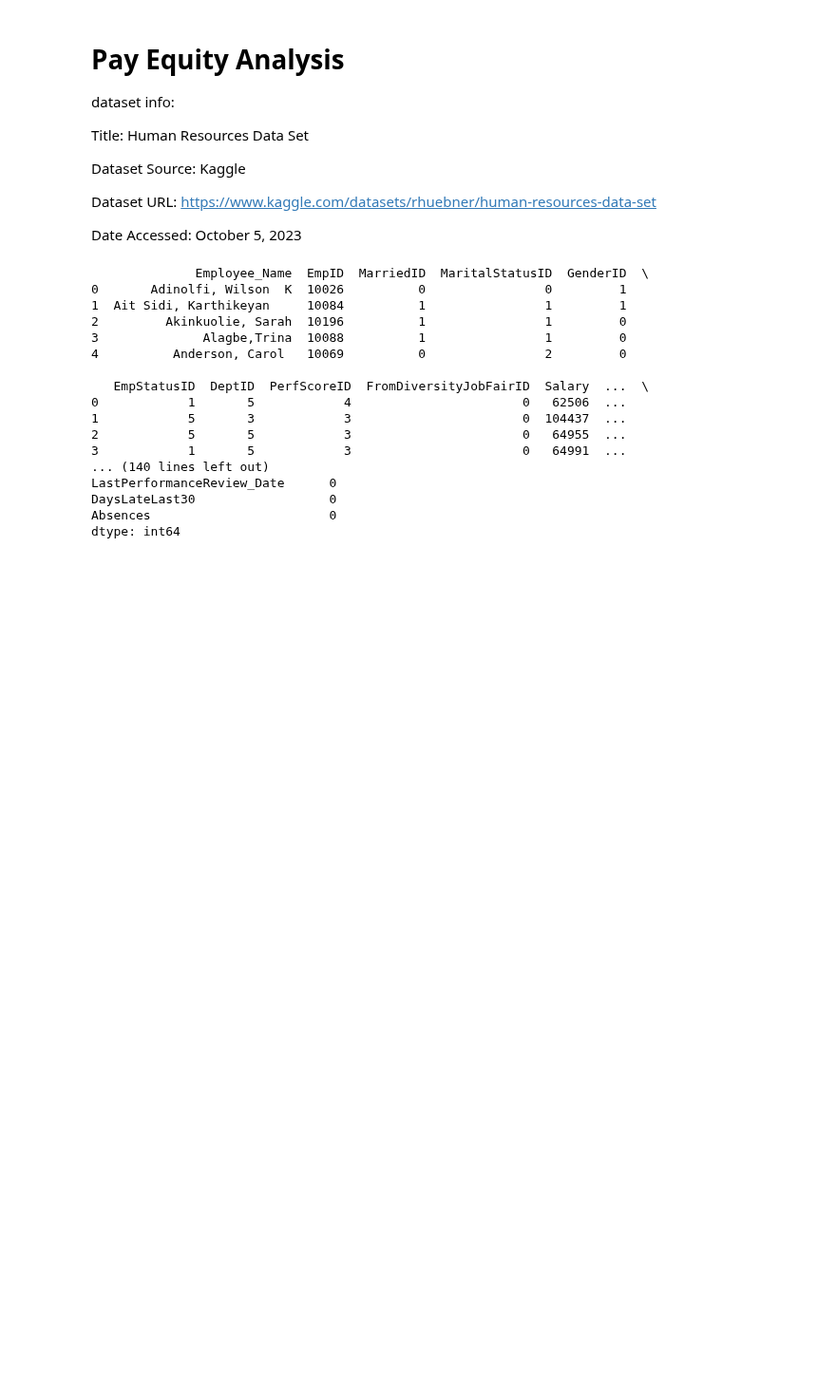
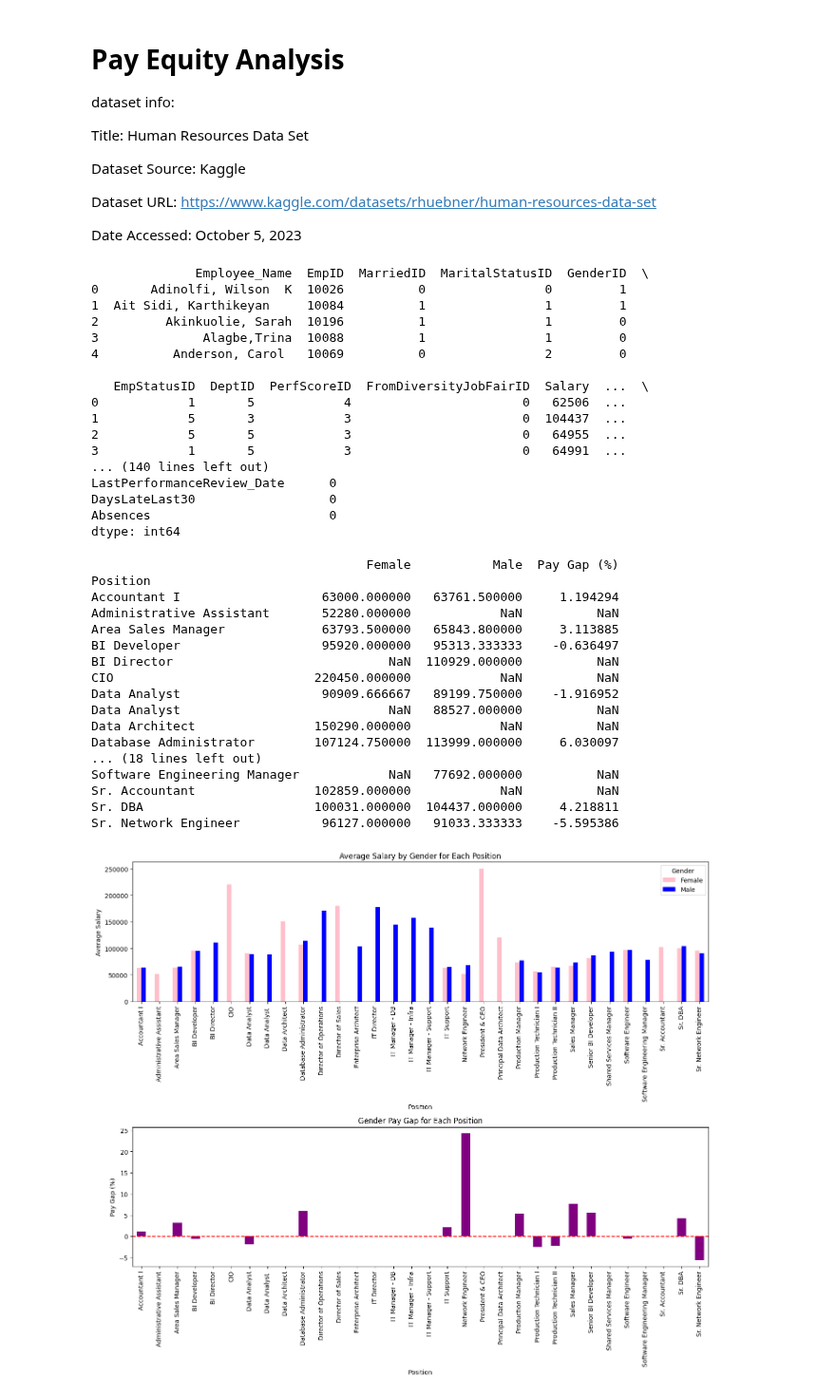
Before and after one commit to VladSaaS/peopleanlaytics, a Jupyter notebook: New England College of Business/payequity.ipynb, the cells around one changed output. Shown at 95% size. Saved outputs shown, nothing was run; the diff lists cells and outputs as text; code cells hidden in the pictures; blank space fills up the shorter version.

Commit message:
pay gap by position

```diff
--- a/New England College of Business/payequity.ipynb
+++ b/New England College of Business/payequity.ipynb
@@ -39,3 +40,53 @@ LastPerformanceReview_Date      0
 DaysLateLast30                  0
 Absences                        0
 dtype: int64
+# %%
+# Visualization of pay gap based on gender
+
+# Grouping by Position and GenderID and calculating the average salary
+avg_salary = df.groupby(['Position', 'GenderID'])['Salary'].mean().unstack()
+
+# Renaming the columns for clarity
+avg_salary.columns = ['Female', 'Male']
+
+# Calculating the pay gap
+avg_salary['Pay Gap (%)'] = ((avg_salary['Male'] - avg_salary['Female']) / avg_salary['Male']) * 100
+
+print(avg_salary)
+
+# Visualization
+fig, ax = plt.subplots(2, 1, figsize=(14, 12))
+
+# Average salary by gender for each position
+avg_salary[['Female', 'Male']].plot(kind='bar', ax=ax[0], color=['pink', 'blue'])
+ax[0].set_title('Average Salary by Gender for Each Position')
+ax[0].set_ylabel('Average Salary')
+ax[0].legend(title='Gender')
+
+# Gender pay gap for each position
+avg_salary['Pay Gap (%)'].plot(kind='bar', ax=ax[1], color='purple')
+ax[1].set_title('Gender Pay Gap for Each Position')
+ax[1].set_ylabel('Pay Gap (%)')
+ax[1].axhline(0, color='red', linestyle='--')  # line for zero pay gap
+
+plt.tight_layout()
+plt.show()
+# %% [output]
+                                     Female           Male  Pay Gap (%)
+Position
+Accountant I                   63000.000000   63761.500000     1.194294
+Administrative Assistant       52280.000000            NaN          NaN
+Area Sales Manager             63793.500000   65843.800000     3.113885
+BI Developer                   95920.000000   95313.333333    -0.636497
+BI Director                             NaN  110929.000000          NaN
+CIO                           220450.000000            NaN          NaN
+Data Analyst                   90909.666667   89199.750000    -1.916952
+Data Analyst                            NaN   88527.000000          NaN
+Data Architect                150290.000000            NaN          NaN
+Database Administrator        107124.750000  113999.000000     6.030097
+... (18 lines left out)
+Software Engineering Manager            NaN   77692.000000          NaN
+Sr. Accountant                102859.000000            NaN          NaN
+Sr. DBA                       100031.000000  104437.000000     4.218811
+Sr. Network Engineer           96127.000000   91033.333333    -5.595386
+[figure, added]
```
Also changed, not shown: parts of 1 cell of this notebook.
